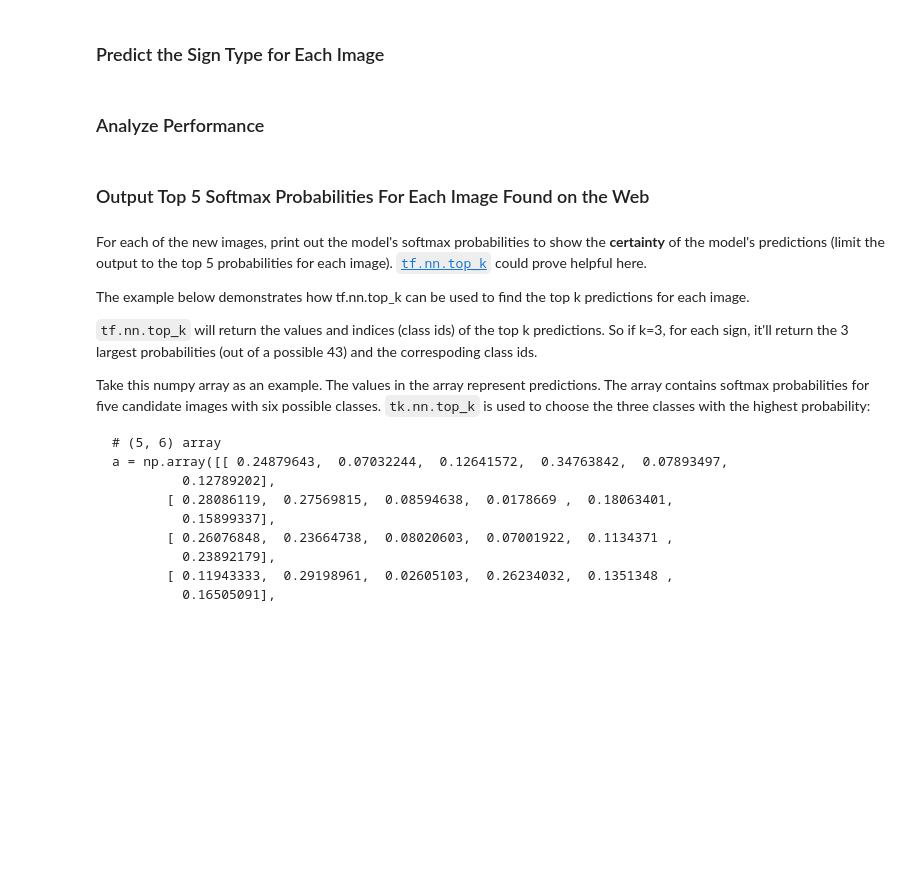
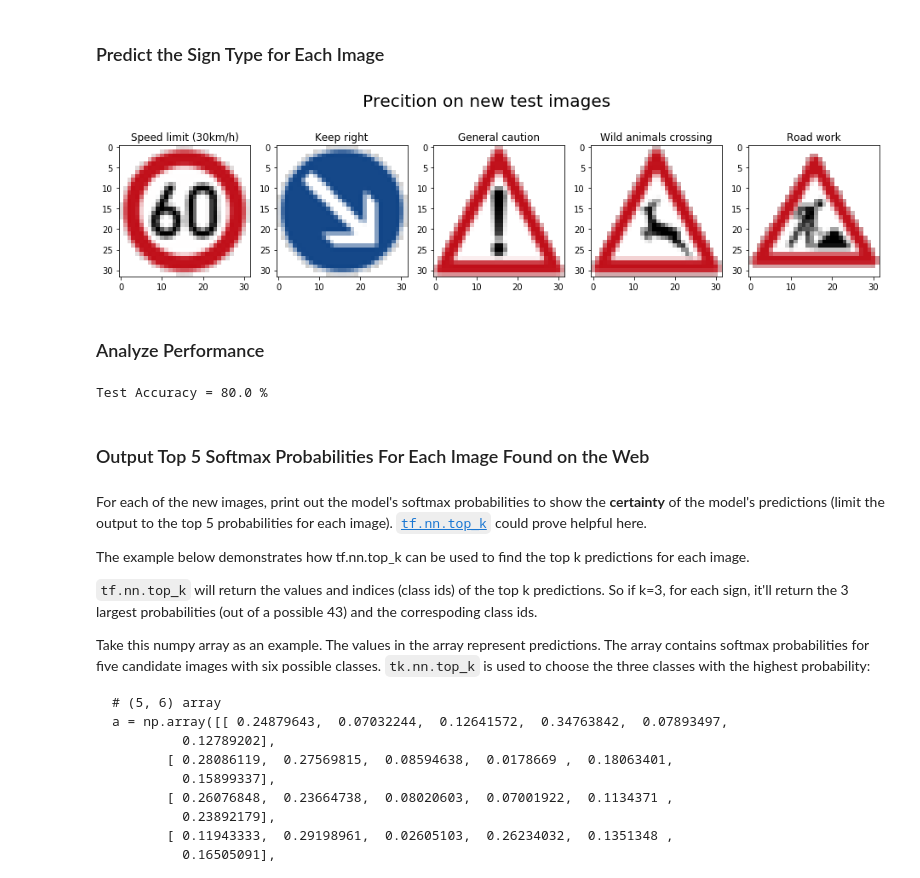
Before and after one commit to etendue/CarND-Traffic-Sign-Classifier-Project, a Jupyter notebook: Traffic_Sign_Classifier.ipynb, the cells around one changed output. Saved outputs shown, nothing was run; the diff lists cells and outputs as text; code cells hidden in the pictures; blank space fills up the shorter version.

```diff
--- a/Traffic_Sign_Classifier.ipynb
+++ b/Traffic_Sign_Classifier.ipynb
@@ -338,12 +366,38 @@ You may find `signnames.csv` useful as it contains mappings from the class id (i
 # %%
 ### Run the predictions here and use the model to output the prediction for each image.
 ### Make sure to pre-process the images with the same pre-processing pipeline used earlier.
 ### Feel free to use as many code cells as needed.
+# Evaluate Model with test set
+prediction = tf.nn.softmax(logits = logits)
+with tf.Session() as sess:
+    saver.restore(sess, tf.train.latest_checkpoint('.'))
+    predict_results = sess.run(prediction,feed_dict={x:new_test_X,keep_prob:1})
+
+prdict_indice =np.argmax(predict_results,axis=1)
+fig4 = plt.figure(figsize =(16,4))
+fig4.suptitle("Precition on new test images",fontsize=20)
+
+
+for i,image in enumerate(new_test_X):
+    ax = fig4.add_subplot(1,count,i+1)
+    ax.set_title(signnames[prdict_indice[i]])
+    plt.imshow(image)
+
+plt.show()
+# %% [output]
+[figure, added]
 # %% [markdown]
 ### Analyze Performance
 # %%
 ### Calculate the accuracy for these 5 new images.
 ### For example, if the model predicted 1 out of 5 signs correctly, it's 20% accurate on these new images.
+with tf.Session() as sess:
+    saver.restore(sess, tf.train.latest_checkpoint('.'))
+
+    test_accuracy = evaluate(new_test_X, new_test_y)
+    print("Test Accuracy = {:.1f} %".format(test_accuracy *100))
+# %% [output]
+Test Accuracy = 80.0 %
 # %% [markdown]
 ### Output Top 5 Softmax Probabilities For Each Image Found on the Web
 # %% [markdown]
```
Also changed, not shown: parts of 10 cells of this notebook, 5 other files.
